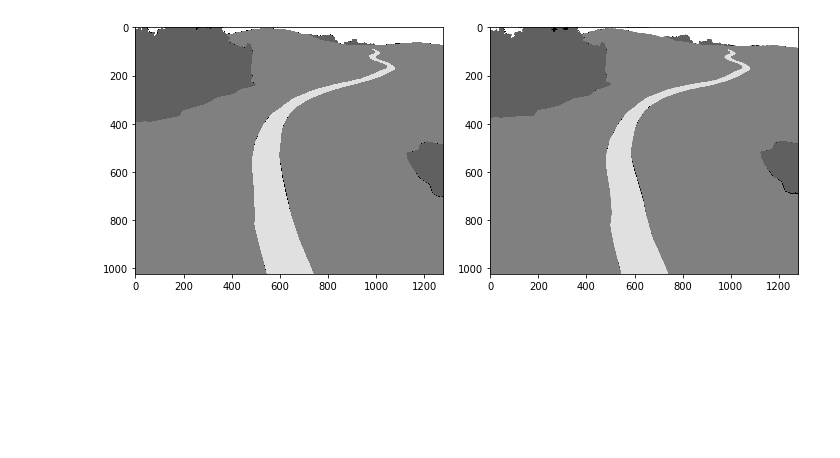
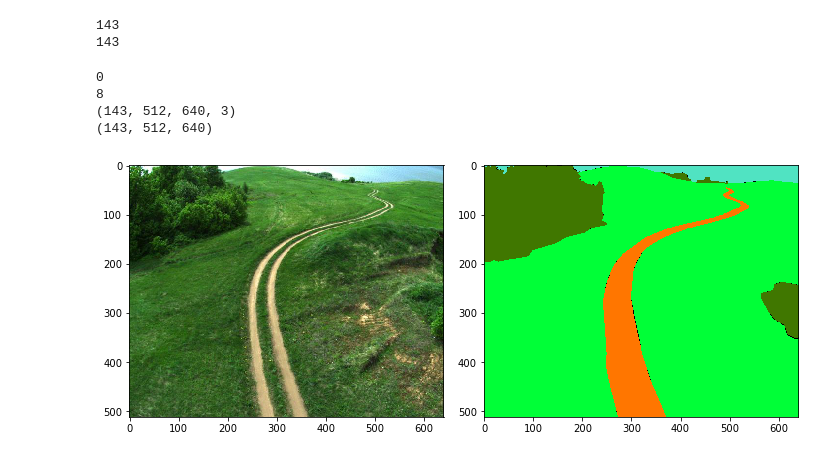
Before and after one commit to vladostan/copterutils, a Jupyter notebook: seg/Elastic transformation.ipynb, the cells around one changed output. Saved outputs shown, nothing was run; the diff lists cells and outputs as text; code cells hidden in the pictures; blank space fills up the shorter version.

```diff
--- a/seg/Elastic transformation.ipynb
+++ b/seg/Elastic transformation.ipynb
@@ -215,11 +9,47 @@ msk_et = elastic_transform_mask(msk, msk.shape[1] * 3, msk.shape[1] * 0.07, msk.
-# %%
-fig, axes = plt.subplots(nrows=1, ncols=2)
-fig.set_size_inches(10,5)
-axes[0].imshow(msk, cmap='gray')
-axes[1].imshow(msk_et, cmap='gray')
-fig.tight_layout()
-# %% [output]
-[figure, removed]
+# %%
+PATH = os.path.abspath('data')
+
+SOURCE_IMAGES = os.path.join(PATH, "images/resized/*")
+
+images = glob(os.path.join(SOURCE_IMAGES, "*.jpg"))
+
+SOURCE_LABELS = os.path.join(PATH, "labels/resized/*")
+
+labels = glob(os.path.join(SOURCE_LABELS, "*.png"))
+# %%
+images.sort()
+labels.sort()
+print(np.size(images))
+print(np.size(labels))
+# %% [output]
+143
+143
+# %%
+x = [] # images
+y = [] # labels
+
+for img in images:
+    full_size_image = plt.imread(img)
+    x.append(full_size_image)
+
+for lbl in labels:
+    full_size_label = plt.imread(lbl,0)
+    y.append(full_size_label)
+
+x = np.asarray(x)
+y = np.asarray(y)
+
+cs = ['background','asphalt', 'building', 'forest', 'grass', 'ground', 'roadAsphalt', 'roadGround', 'water']
+
+print(y.min())
+print(y.max())
+print(x.shape)
+print(y.shape)
+# %% [output]
+0
+8
+(143, 512, 640, 3)
+(143, 512, 640)
 # %%
 hex_colors = ['#000000','#4A4A4A','#FF0000', '#407700', '#00FF37', '#8B572A', '#0000FF', '#FF7600', '#50E3C2']
 
@@ -236,6 +66,10 @@ def colorize(mask, colors):
 
     return colorMask
 # %%
-fig,axis = plt.subplots()
-fig.set_size_inches(20,20)
-axis.imshow(colorize(msk, colors = np.array(rgb_colors)))
+fig, axes = plt.subplots(nrows=1, ncols=2)
+fig.set_size_inches(10,5)
+axes[0].imshow(x[0])
+axes[1].imshow(colorize(y[0], colors = np.array(rgb_colors)))
+fig.tight_layout()
+# %% [output]
+[figure, added]
```
Also changed, not shown: parts of 43 cells of this notebook, 1 other file.
